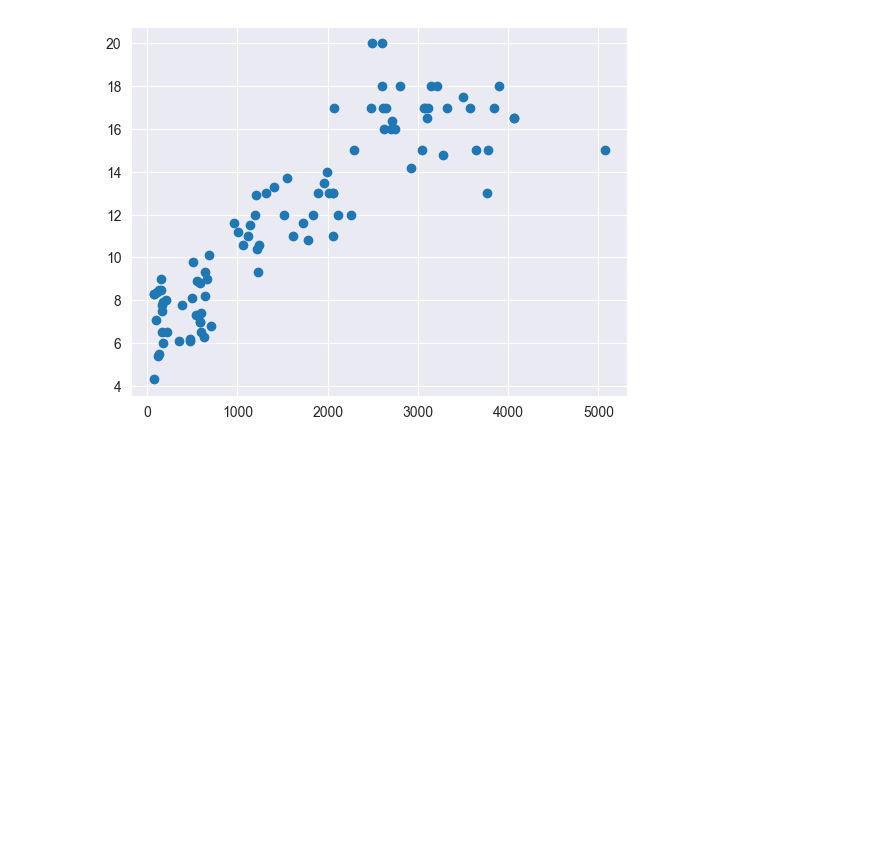
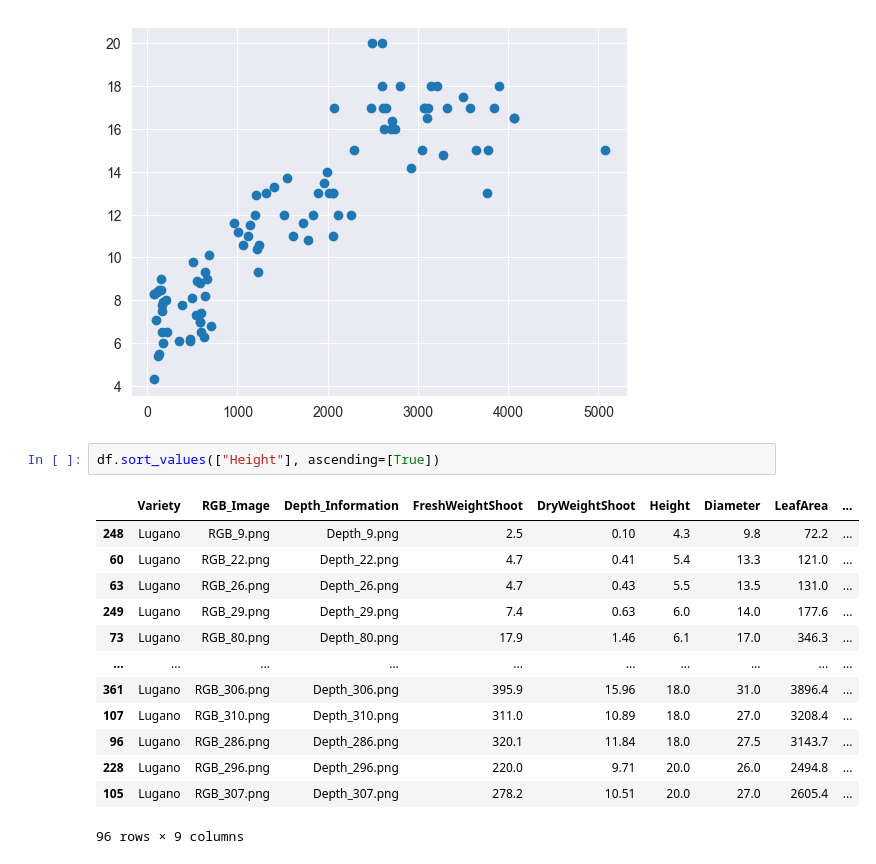
Before and after one commit to Niekwijs/lettuce-growth-models, a Jupyter notebook: Lugano-analysis.ipynb, the cells around one changed output. Drawn from its saved outputs; the diff is of its cells as text; blank space fills up the shorter version.

```diff
--- a/Lugano-analysis.ipynb
+++ b/Lugano-analysis.ipynb
@@ -125,3 +121,19 @@ plt.scatter(df["LeafArea"], df["Height"])
 # %% [output]
 <matplotlib.collections.PathCollection at 0x...>
 [figure]
+# %%
+df.sort_values(["Height"], ascending=[True])
+# %% [output]
+|  | Variety | RGB_Image | Depth_Information | FreshWeightShoot | DryWeightShoot | Height | Diameter | LeafArea | ... |
+| 248 | Lugano | RGB_9.png | Depth_9.png | 2.5 | 0.10 | 4.3 | 9.8 | 72.2 | ... |
+| 60 | Lugano | RGB_22.png | Depth_22.png | 4.7 | 0.41 | 5.4 | 13.3 | 121.0 | ... |
+| 63 | Lugano | RGB_26.png | Depth_26.png | 4.7 | 0.43 | 5.5 | 13.5 | 131.0 | ... |
+| 249 | Lugano | RGB_29.png | Depth_29.png | 7.4 | 0.63 | 6.0 | 14.0 | 177.6 | ... |
+| 73 | Lugano | RGB_80.png | Depth_80.png | 17.9 | 1.46 | 6.1 | 17.0 | 346.3 | ... |
+| ... | ... | ... | ... | ... | ... | ... | ... | ... | ... |
+| 361 | Lugano | RGB_306.png | Depth_306.png | 395.9 | 15.96 | 18.0 | 31.0 | 3896.4 | ... |
+| 107 | Lugano | RGB_310.png | Depth_310.png | 311.0 | 10.89 | 18.0 | 27.0 | 3208.4 | ... |
+| 96 | Lugano | RGB_286.png | Depth_286.png | 320.1 | 11.84 | 18.0 | 27.5 | 3143.7 | ... |
+| 228 | Lugano | RGB_296.png | Depth_296.png | 220.0 | 9.71 | 20.0 | 26.0 | 2494.8 | ... |
+| 105 | Lugano | RGB_307.png | Depth_307.png | 278.2 | 10.51 | 20.0 | 27.0 | 2605.4 | ... |
+96 rows × 9 columns
```
Also changed, not shown: parts of 1 cell of this notebook.
